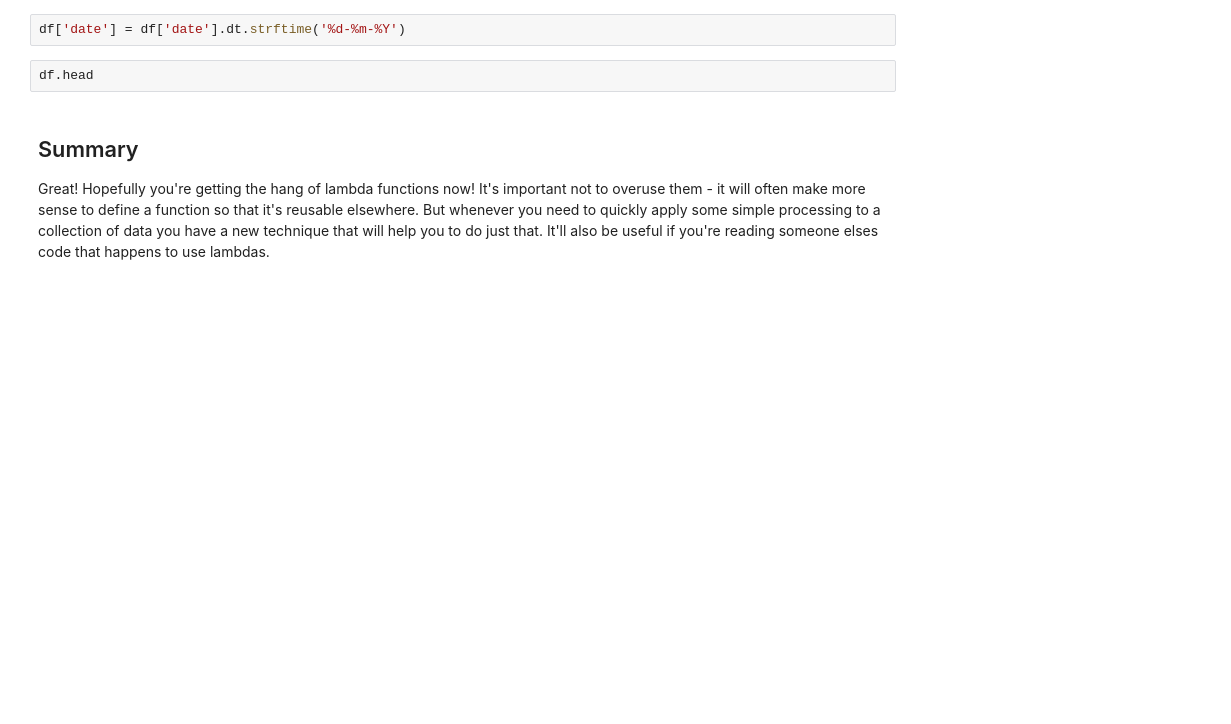
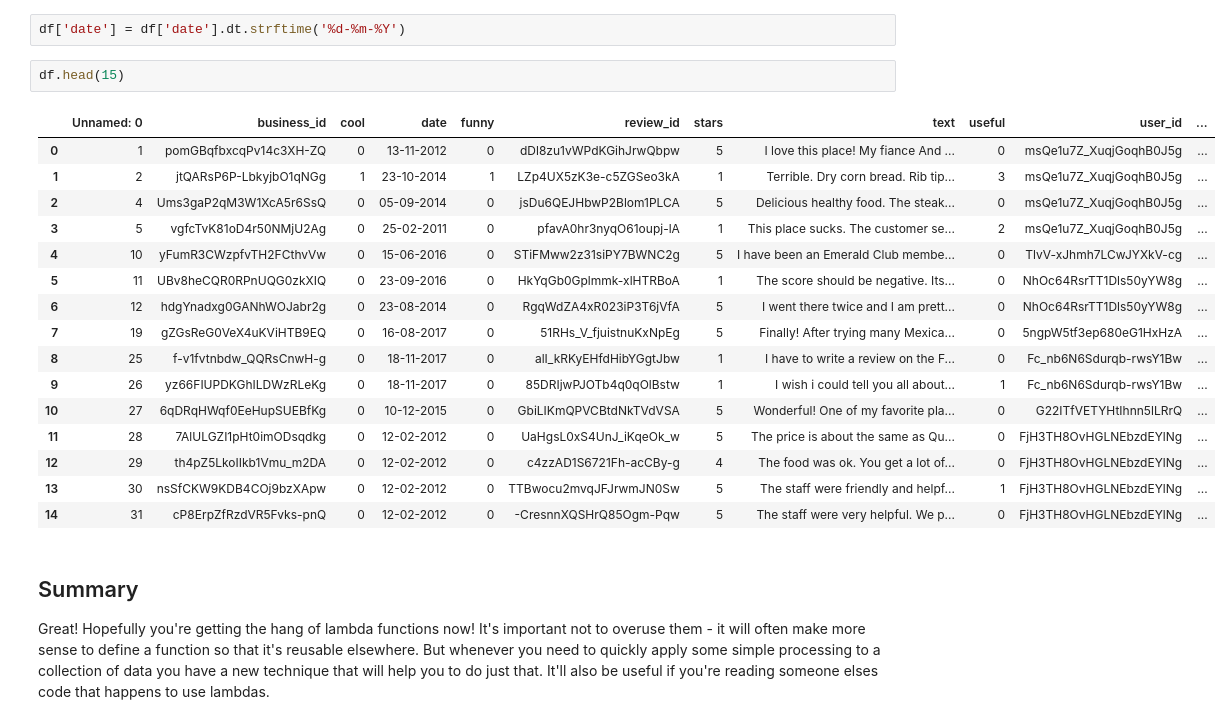
Before and after one commit to abukhimani/dsc-1-04-04-lambda-functions-lab-nyc-ds-career-012819, a Jupyter notebook: index.ipynb, the cells around one changed output. Cells and saved outputs as stored; diff of their text form; blank space fills up the shorter version.

```diff
--- a/index.ipynb
+++ b/index.ipynb
@@ -118,7 +118,24 @@ df['date'] = pd.to_datetime(df['date'])
 # %%
 df['date'] = df['date'].dt.strftime('%d-%m-%Y')
 # %%
-df.head
+df.head(15)
+# %% [output]
+|  | Unnamed: 0 | business_id | cool | date | funny | review_id | stars | text | useful | user_id | ... |
+| 0 | 1 | pomGBqfbxcqPv14c3XH-ZQ | 0 | 13-11-2012 | 0 | dDl8zu1vWPdKGihJrwQbpw | 5 | I love this place! My fiance And ... | 0 | msQe1u7Z_XuqjGoqhB0J5g | ... |
+| 1 | 2 | jtQARsP6P-LbkyjbO1qNGg | 1 | 23-10-2014 | 1 | LZp4UX5zK3e-c5ZGSeo3kA | 1 | Terrible. Dry corn bread. Rib tip... | 3 | msQe1u7Z_XuqjGoqhB0J5g | ... |
+| 2 | 4 | Ums3gaP2qM3W1XcA5r6SsQ | 0 | 05-09-2014 | 0 | jsDu6QEJHbwP2Blom1PLCA | 5 | Delicious healthy food. The steak... | 0 | msQe1u7Z_XuqjGoqhB0J5g | ... |
+| 3 | 5 | vgfcTvK81oD4r50NMjU2Ag | 0 | 25-02-2011 | 0 | pfavA0hr3nyqO61oupj-lA | 1 | This place sucks. The customer se... | 2 | msQe1u7Z_XuqjGoqhB0J5g | ... |
+| 4 | 10 | yFumR3CWzpfvTH2FCthvVw | 0 | 15-06-2016 | 0 | STiFMww2z31siPY7BWNC2g | 5 | I have been an Emerald Club membe... | 0 | TlvV-xJhmh7LCwJYXkV-cg | ... |
+| 5 | 11 | UBv8heCQR0RPnUQG0zkXIQ | 0 | 23-09-2016 | 0 | HkYqGb0Gplmmk-xlHTRBoA | 1 | The score should be negative. Its... | 0 | NhOc64RsrTT1Dls50yYW8g | ... |
+| 6 | 12 | hdgYnadxg0GANhWOJabr2g | 0 | 23-08-2014 | 0 | RgqWdZA4xR023iP3T6jVfA | 5 | I went there twice and I am prett... | 0 | NhOc64RsrTT1Dls50yYW8g | ... |
+| 7 | 19 | gZGsReG0VeX4uKViHTB9EQ | 0 | 16-08-2017 | 0 | 51RHs_V_fjuistnuKxNpEg | 5 | Finally! After trying many Mexica... | 0 | 5ngpW5tf3ep680eG1HxHzA | ... |
+| 8 | 25 | f-v1fvtnbdw_QQRsCnwH-g | 0 | 18-11-2017 | 0 | alI_kRKyEHfdHibYGgtJbw | 1 | I have to write a review on the F... | 0 | Fc_nb6N6Sdurqb-rwsY1Bw | ... |
+| 9 | 26 | yz66FIUPDKGhILDWzRLeKg | 0 | 18-11-2017 | 0 | 85DRIjwPJOTb4q0qOlBstw | 1 | I wish i could tell you all about... | 1 | Fc_nb6N6Sdurqb-rwsY1Bw | ... |
+| 10 | 27 | 6qDRqHWqf0EeHupSUEBfKg | 0 | 10-12-2015 | 0 | GbiLIKmQPVCBtdNkTVdVSA | 5 | Wonderful! One of my favorite pla... | 0 | G22ITfVETYHtIhnn5lLRrQ | ... |
+| 11 | 28 | 7AlULGZI1pHt0imODsqdkg | 0 | 12-02-2012 | 0 | UaHgsL0xS4UnJ_iKqeOk_w | 5 | The price is about the same as Qu... | 0 | FjH3TH8OvHGLNEbzdEYlNg | ... |
+| 12 | 29 | th4pZ5LkoIIkb1Vmu_m2DA | 0 | 12-02-2012 | 0 | c4zzAD1S6721Fh-acCBy-g | 4 | The food was ok. You get a lot of... | 0 | FjH3TH8OvHGLNEbzdEYlNg | ... |
+| 13 | 30 | nsSfCKW9KDB4COj9bzXApw | 0 | 12-02-2012 | 0 | TTBwocu2mvqJFJrwmJN0Sw | 5 | The staff were friendly and helpf... | 1 | FjH3TH8OvHGLNEbzdEYlNg | ... |
+| 14 | 31 | cP8ErpZfRzdVR5Fvks-pnQ | 0 | 12-02-2012 | 0 | -CresnnXQSHrQ85Ogm-Pqw | 5 | The staff were very helpful. We p... | 0 | FjH3TH8OvHGLNEbzdEYlNg | ... |
 # %% [markdown]
 ## Summary
 
```
